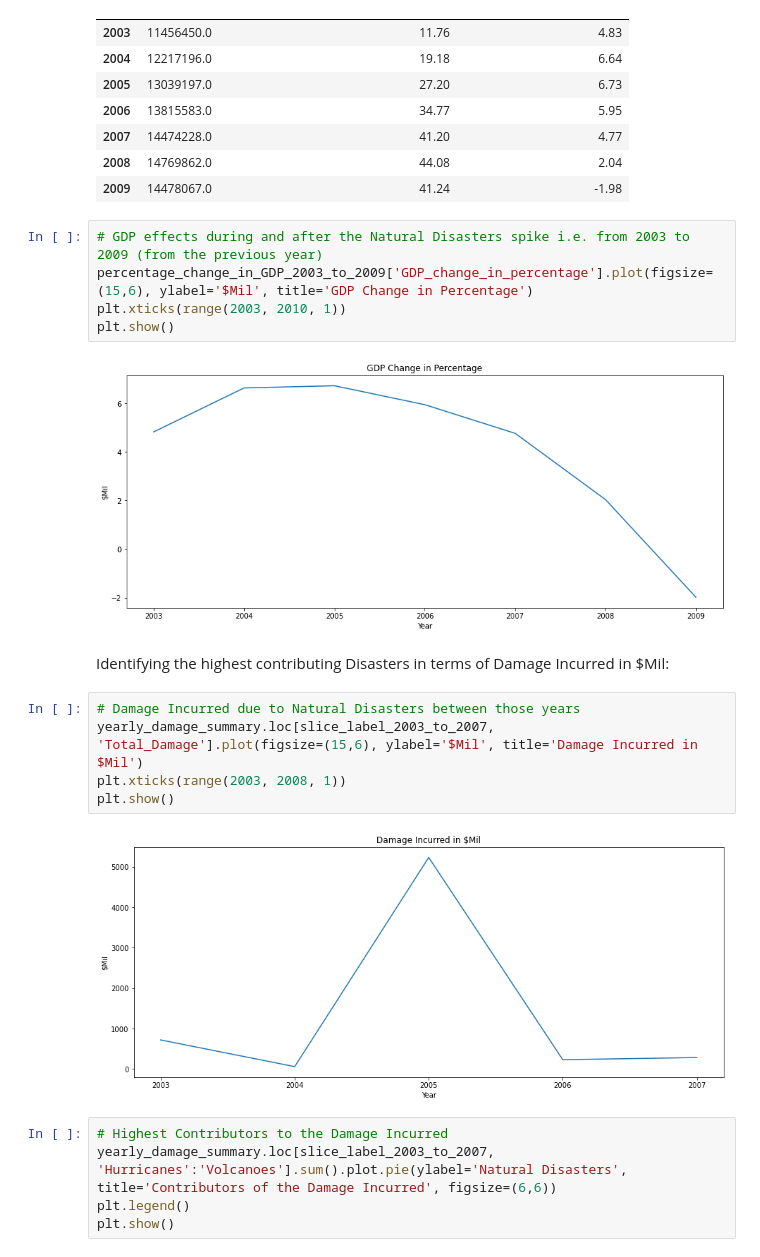
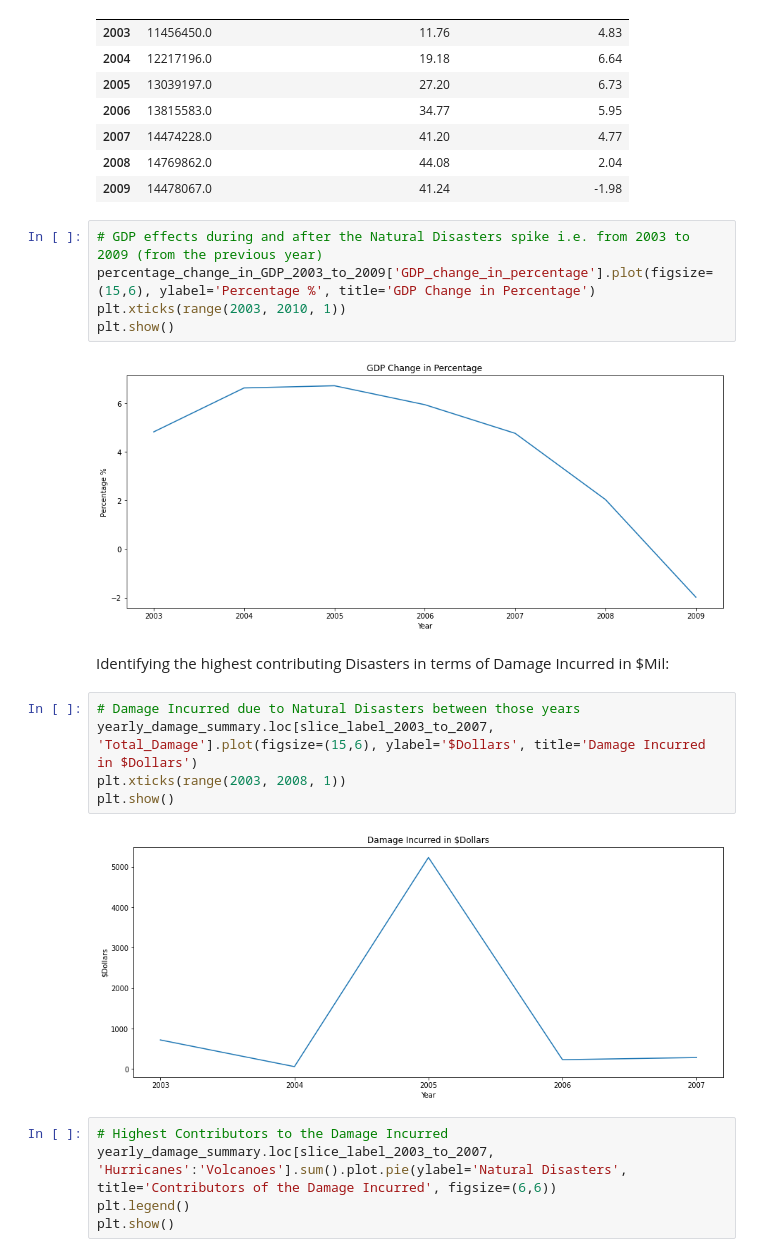
Before and after one commit to resh-chh/2021Fall_finals, a Jupyter notebook: Natural_Disasters_and_its_Economic_Impacts_in_the_US.ipynb, the cells around one changed output. Cells and saved outputs as stored; diff of their text form.

```diff
--- a/Natural_Disasters_and_its_Economic_Impacts_in_the_US.ipynb
+++ b/Natural_Disasters_and_its_Economic_Impacts_in_the_US.ipynb
@@ -315,20 +316,20 @@ percentage_change_in_GDP_2003_to_2009
 | 2009 | 14478067.0 | 41.24 | -1.98 |
 # %%
 # GDP effects during and after the Natural Disasters spike i.e. from 2003 to 2009 (from the previous year)
-percentage_change_in_GDP_2003_to_2009['GDP_change_in_percentage'].plot(figsize=(15,6), ylabel='$Mil', title='GDP Change in Percentage')
+percentage_change_in_GDP_2003_to_2009['GDP_change_in_percentage'].plot(figsize=(15,6), ylabel='Percentage %', title='GDP Change in Percentage')
 plt.xticks(range(2003, 2010, 1))
 plt.show()
 # %% [output]
-[figure, old version]
+[figure, new version]
 # %% [markdown]
 Identifying the highest contributing Disasters in terms of Damage Incurred in $Mil:
 # %%
 # Damage Incurred due to Natural Disasters between those years
-yearly_damage_summary.loc[slice_label_2003_to_2007, 'Total_Damage'].plot(figsize=(15,6), ylabel='$Mil', title='Damage Incurred in $Mil')
+yearly_damage_summary.loc[slice_label_2003_to_2007, 'Total_Damage'].plot(figsize=(15,6), ylabel='$Dollars', title='Damage Incurred in $Dollars')
 plt.xticks(range(2003, 2008, 1))
 plt.show()
 # %% [output]
-[figure, old version]
+[figure, new version]
 # %%
 # Highest Contributors to the Damage Incurred
 yearly_damage_summary.loc[slice_label_2003_to_2007, 'Hurricanes':'Volcanoes'].sum().plot.pie(ylabel='Natural Disasters', title='Contributors of the Damage Incurred', figsize=(6,6))
```
Also changed, not shown: parts of 12 cells of this notebook.
